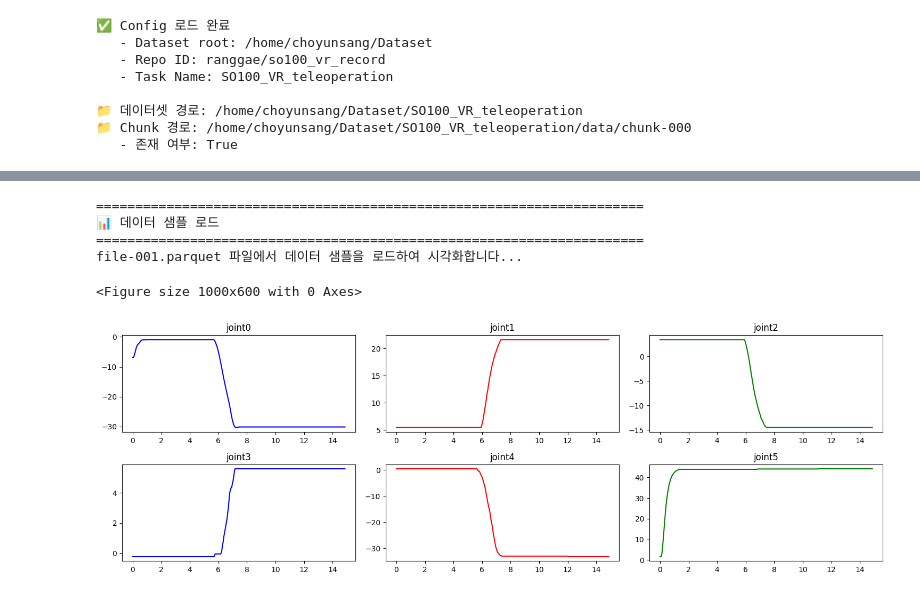
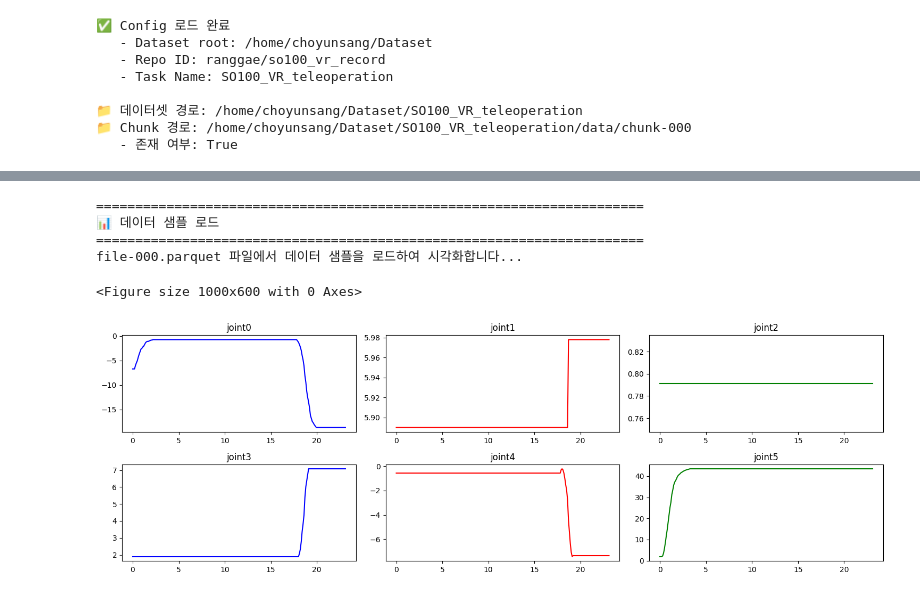
Before and after one commit to yun072400/xlerobot_vr_control, a Jupyter notebook: examples/demo_verification.ipynb, the cells around one changed output, grey strips where cells are left out. Drawn from its saved outputs; the diff is of its cells as text; code cells hidden in the pictures.

```diff
--- a/examples/demo_verification.ipynb
+++ b/examples/demo_verification.ipynb
@@ -135,7 +132,7 @@ else:
 import matplotlib.pyplot as plt
 import numpy as np
 
-file_num = 1
+file_num = 0
 df = pd.read_parquet(chunk_path / f"file-{file_num:03d}.parquet")
 
 print("\n" + "=" * 70)
@@ -164,32 +161,32 @@ try:
 
 
     axes[0][0].plot(timestamp, joint0, 'b')
     axes[0][0].set_title('joint0')
 
     axes[0][1].plot(timestamp, joint1, 'r')
     axes[0][1].set_title('joint1')
 
     axes[0][2].plot(timestamp, joint2, 'g')
     axes[0][2].set_title('joint2')
 
     axes[1][0].plot(timestamp, joint3, 'b')
     axes[1][0].set_title('joint3')
 
     axes[1][1].plot(timestamp, joint4, 'r')
     axes[1][1].set_title('joint4')
 
     axes[1][2].plot(timestamp, joint5, 'g')
     axes[1][2].set_title('joint5')
 
     plt.tight_layout() # 그래프 간격 자동 조정
     plt.show()
 
 except Exception as e:
     print(f"⚠️  데이터 로드 중 오류: {e}")
 # %% [output]
 ======================================================================
 📊 데이터 샘플 로드
 ======================================================================
-file-001.parquet 파일에서 데이터 샘플을 로드하여 시각화합니다...
+file-000.parquet 파일에서 데이터 샘플을 로드하여 시각화합니다...
 <Figure size 1000x600 with 0 Axes>
-[figure, old version]
+[figure, new version]
```
Also changed, not shown: parts of 5 cells of this notebook, 1 other file.
